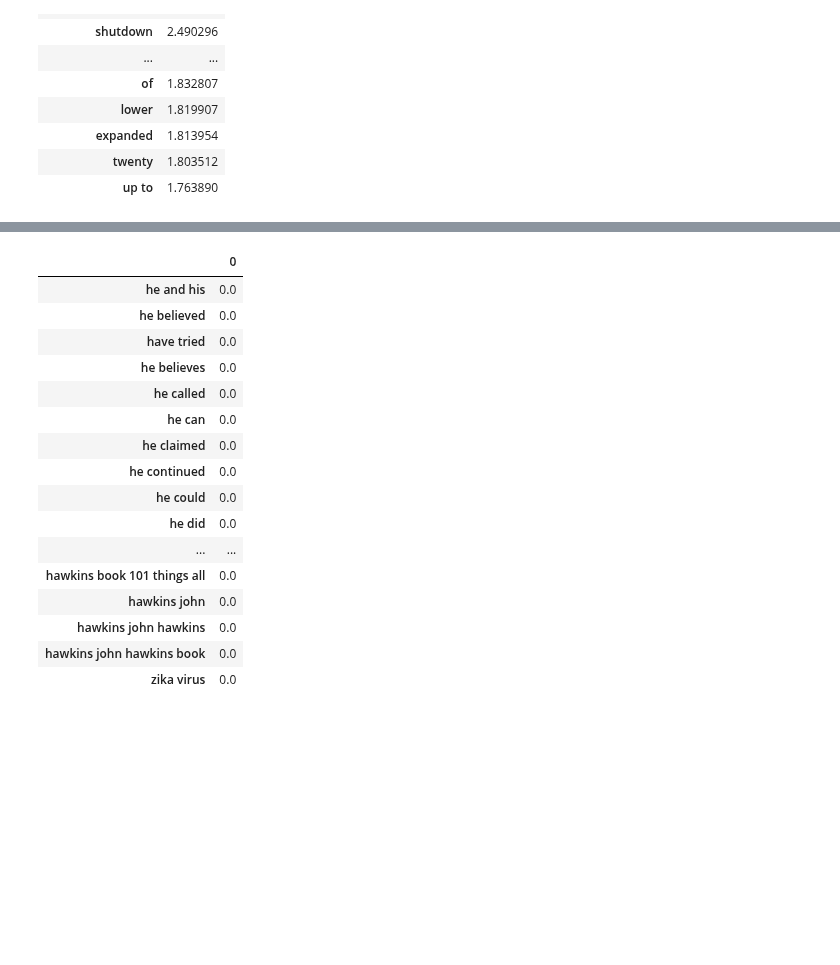
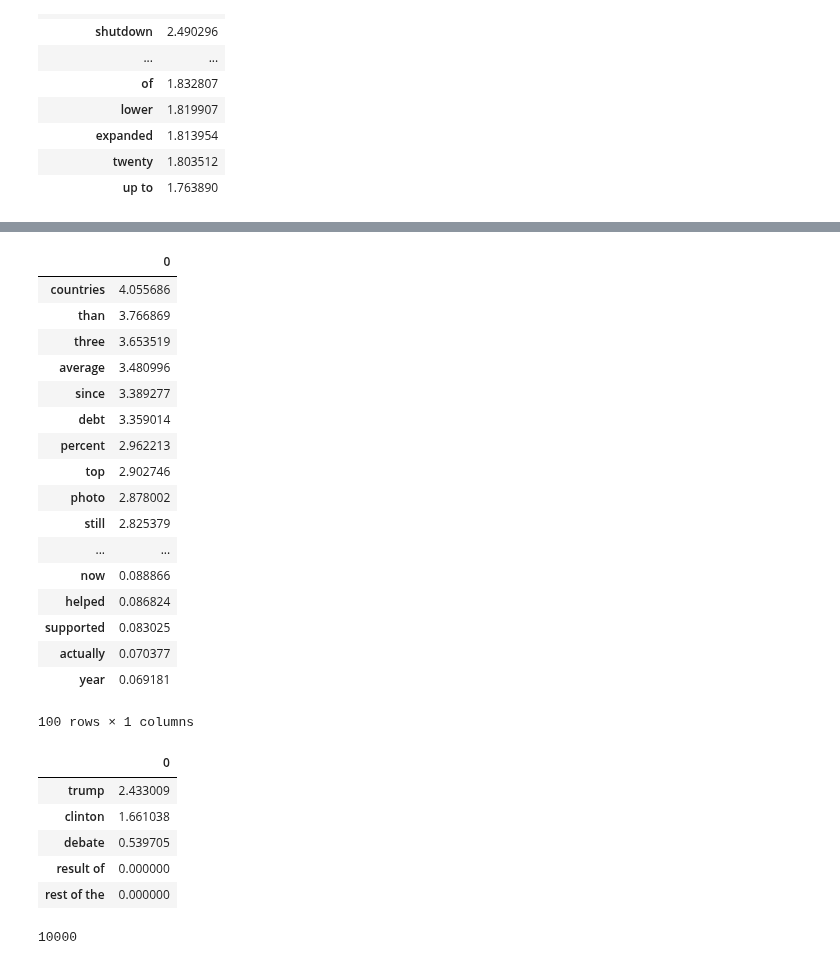
Before and after one commit to fuaadmire/thesis, a Jupyter notebook: Logreg_experiments_ranking.ipynb, the cells around one changed output, grey strips where cells are left out. Drawn from its saved outputs; the diff is of its cells as text; code cells hidden in the pictures; blank space fills up the shorter version.

```diff
--- a/Logreg_experiments_ranking.ipynb
+++ b/Logreg_experiments_ranking.ipynb
@@ -75,25 +157,36 @@ liar.T.sort_values(by=0, ascending=False).head(30)
+# %%
+liar_split2.columns = [s.replace('_', ' ') for s in liar_split2.columns]
+liar_split2.T.sort_values(by=0, ascending=False).head(100)
+# %% [output]
+|  | 0 |
+| countries | 4.055686 |
+| than | 3.766869 |
+| three | 3.653519 |
+| average | 3.480996 |
+| since | 3.389277 |
+| debt | 3.359014 |
+| percent | 2.962213 |
+| top | 2.902746 |
+| photo | 2.878002 |
+| still | 2.825379 |
+| ... | ... |
+| now | 0.088866 |
+| helped | 0.086824 |
+| supported | 0.083025 |
+| actually | 0.070377 |
+| year | 0.069181 |
+100 rows × 1 columns
 # %%
 FakeNewsNet.columns = [s.replace('_', ' ') for s in FakeNewsNet.columns]
 #FakeNewsNet.T.sort_values(by=0, ascending=False).tail(20)
-FakeNewsNet.T.sort_values(by=0, ascending=False).tail(30)
+FakeNewsNet.T.sort_values(by=0, ascending=False).head(5)
 # %% [output]
 |  | 0 |
-| he and his | 0.0 |
-| he believed | 0.0 |
-| have tried | 0.0 |
-| he believes | 0.0 |
-| he called | 0.0 |
-| he can | 0.0 |
-| he claimed | 0.0 |
-| he continued | 0.0 |
-| he could | 0.0 |
-| he did | 0.0 |
-| ... | ... |
-| hawkins book 101 things all | 0.0 |
-| hawkins john | 0.0 |
-| hawkins john hawkins | 0.0 |
-| hawkins john hawkins book | 0.0 |
-| zika virus | 0.0 |
+| trump | 2.433009 |
+| clinton | 1.661038 |
+| debate | 0.539705 |
+| result of | 0.000000 |
+| rest of the | 0.000000 |
 # %%
 # make common vocabulary (only shared words)
 # Rank features med Mean reciprocal rank. Brug kun overlappende vocabulary mellem alle datasæt
@@ -108,3 +204,7 @@ from scipy import stats
 def mean_reciprocal_rank(rs):
     rs = (np.asarray(r).nonzero()[0] for r in rs)
     return np.mean([1. / (r[0] + 1) if r.size else 0. for r in rs])
+# %%
+kaggle_words = kaggle.columns
+# %% [output]
+10000
```
Also changed, not shown: parts of 10 cells of this notebook, 20 other files.
